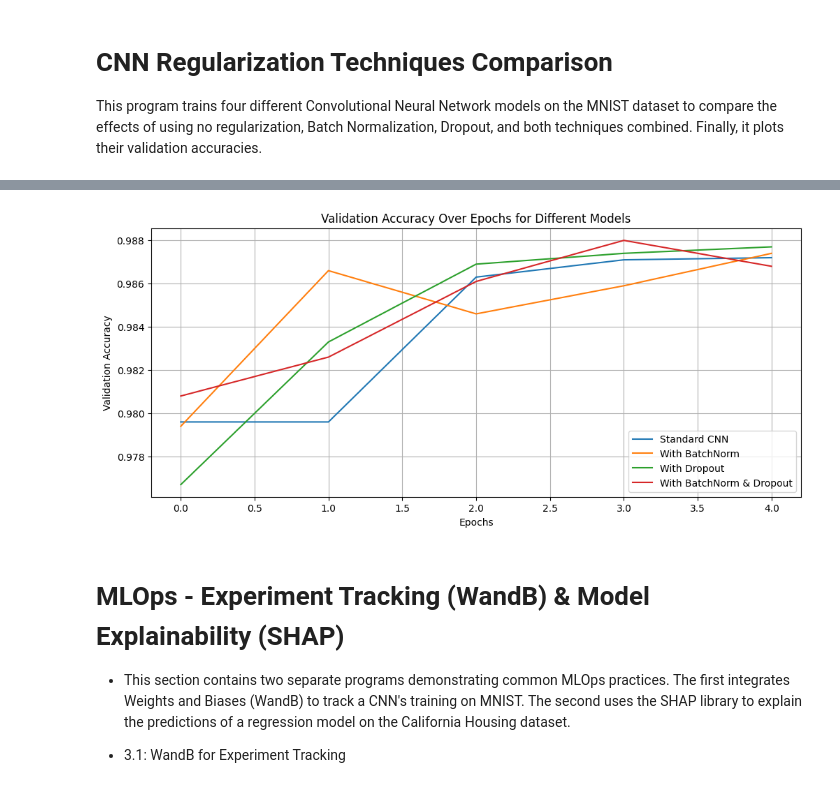
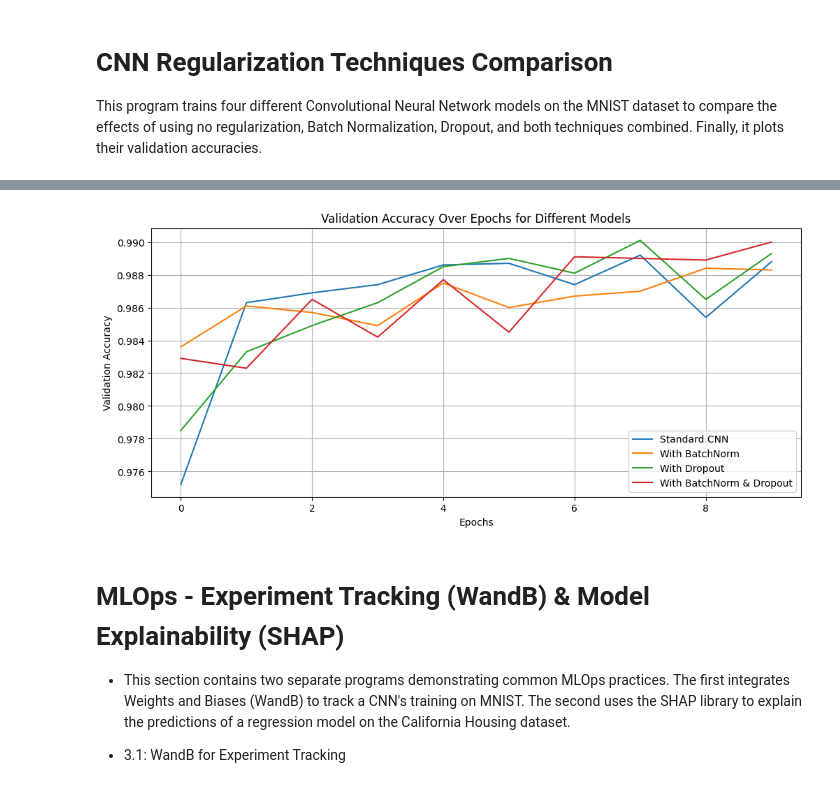
Before and after one commit to raveshrawal/Gen-AI-Projects, a Jupyter notebook: GAN_CNN_and_MLOps_Examples.ipynb, the cells around one changed output, grey strips where cells are left out. Saved outputs shown, nothing was run; the diff lists cells and outputs as text; code cells hidden in the pictures.

```diff
--- a/GAN_CNN_and_MLOps_Examples.ipynb
+++ b/GAN_CNN_and_MLOps_Examples.ipynb
@@ -236,19 +236,19 @@ def create_batchnorm_dropout_cnn():
 # --- 3. Training the Models ---
 print("Training Standard CNN...")
 cnn_model = create_cnn_with_strides()
-cnn_history = cnn_model.fit(X_train, Y_train, validation_data=(X_test, Y_test), epochs=5, batch_size=64, verbose=0)
+cnn_history = cnn_model.fit(X_train, Y_train, validation_data=(X_test, Y_test), epochs=10, batch_size=64, verbose=0)
 
 print("Training CNN with Batch Normalization...")
 batchnorm_cnn = create_batchnorm_cnn()
-batchnorm_history = batchnorm_cnn.fit(X_train, Y_train, validation_data=(X_test, Y_test), epochs=5, batch_size=64, verbose=0)
+batchnorm_history = batchnorm_cnn.fit(X_train, Y_train, validation_data=(X_test, Y_test), epochs=10, batch_size=64, verbose=0)
 
 print("Training CNN with Dropout...")
 dropout_cnn = create_dropout_cnn()
-dropout_history = dropout_cnn.fit(X_train, Y_train, validation_data=(X_test, Y_test), epochs=5, batch_size=64, verbose=0)
+dropout_history = dropout_cnn.fit(X_train, Y_train, validation_data=(X_test, Y_test), epochs=10, batch_size=64, verbose=0)
 
 print("Training CNN with BatchNorm and Dropout...")
 batchnorm_dropout_cnn = create_batchnorm_dropout_cnn()
-batchnorm_dropout_history = batchnorm_dropout_cnn.fit(X_train, Y_train, validation_data=(X_test, Y_test), epochs=5, batch_size=64, verbose=0)
+batchnorm_dropout_history = batchnorm_dropout_cnn.fit(X_train, Y_train, validation_data=(X_test, Y_test), epochs=10, batch_size=64, verbose=0)
 
 # --- 4. Plotting Results ---
 def plot_training_results(histories, labels):
@@ -272,6 +284,6 @@ Training CNN with Batch Normalization...
 Training CNN with Dropout...
 Training CNN with BatchNorm and Dropout...
-[figure, old version]
+[figure, new version]
 # %% [markdown]
 # MLOps - Experiment Tracking (WandB) & Model Explainability (SHAP)
 * This section contains two separate programs demonstrating common MLOps practices. The first integrates Weights and Biases (WandB) to track a CNN's training on MNIST. The second uses the SHAP library to explain the predictions of a regression model on the California Housing dataset.
```
Also changed, not shown: parts of 1 cell of this notebook.
